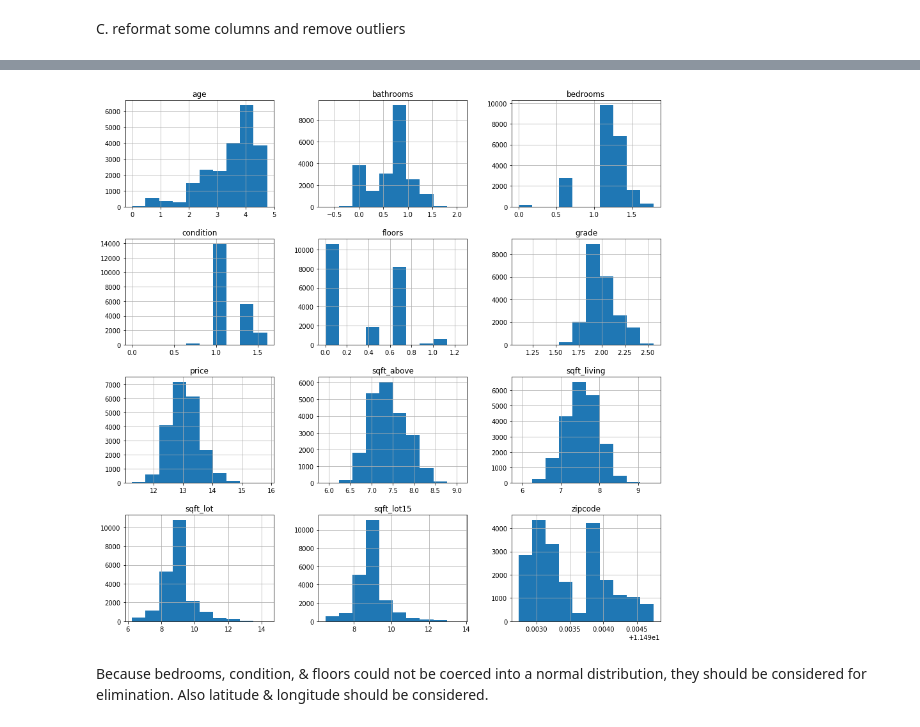
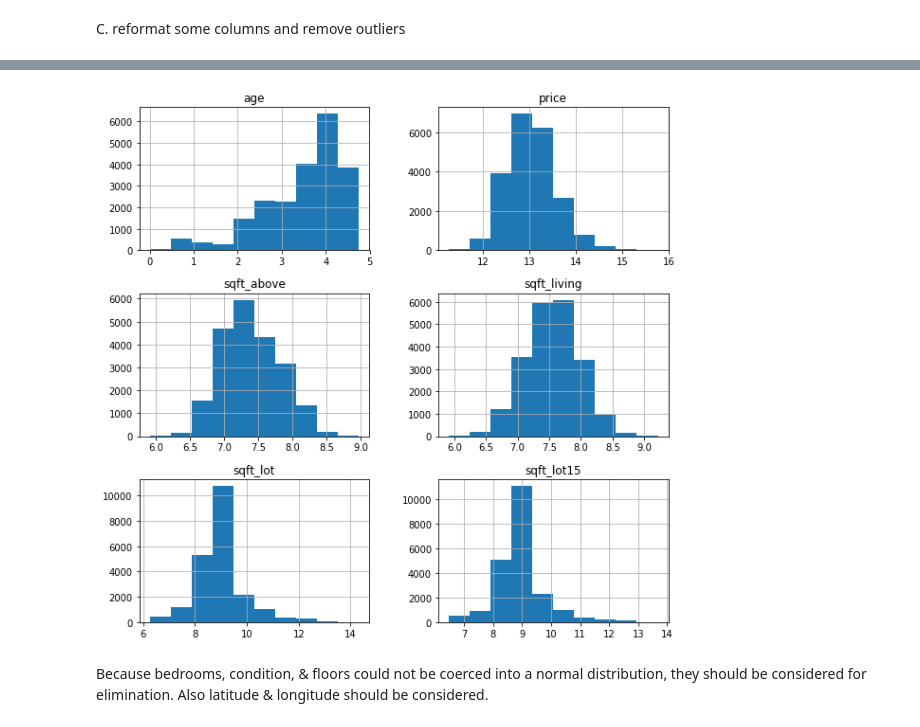
Before and after one commit to jenylmurdock/dsc-1-final-project-online-ds-pt-011419, a Jupyter notebook: student.ipynb, the cells around one changed output, grey strips where cells are left out. Drawn from its saved outputs; the diff is of its cells as text; code cells hidden in the pictures.

```diff
--- a/student.ipynb
+++ b/student.ipynb
@@ -178,11 +364,0 @@ kc.sqft_basement.unique()  # '?' in the data
-# %%
-# Replace the '?' values with 0 i the sqft_basement data
-kc['sqft_basement'] = (kc['sqft_basement'].replace('?', 0)).astype(float)
-kc['sqft_basement'] = kc['sqft_basement'].astype(int)
-
-# Instead of square feet values for the basement, let's just use a categorical value of 1 for if it has a basement
-# and 0 for if it does not have a basement.
-# https://github.com/matthewsparr/King-County-Sales-Analysis/blob/master/student2.ipynb
-kc['basement'] = kc['sqft_basement'].apply(lambda row: 0 if row == 0 else 1)
-print(kc['basement'].unique())
-kc.basement = kc.basement.astype('category')
@@ -191,10 +364,0 @@ kc.basement = kc.basement.astype('category')
-# %%
-print (kc['view'].value_counts())
-
-# A significant majority of the values for the variable view are 0, let's just use a categorical value of 1 for
-# if it has a view and 0 for if it does not have a view.
-# https://github.com/matthewsparr/King-County-Sales-Analysis/blob/master/student2.ipynb
-
-kc['has_view'] = kc['view'].apply(lambda row: 1 if row != 0 else 0)
-print (kc['has_view'].unique())
-kc.has_view = kc.has_view.astype('category')
@@ -208,0 +365,5 @@ Name: view, dtype: int64
+# %%
+# create bins for zipcode
+bins = [98000, 98009, 98023, 98041, 98056, 98074 , 98100 , 98150, 98199]
+bins_zip = pd.cut(kc['zipcode'], bins)
+bins_zip.value_counts().plot(kind='bar')
@@ -209,3 +373,7 @@ Name: view, dtype: int64
+# %%
+# replace the existing zipcode column
+kc['zipcode'] = bins_zip
+kc['zipcode'] = kc['zipcode'].cat.codes
 # %%
 # Check that all data is converted to appropriate data type
 kc.info()
@@ -230,29 +439,21 @@ kc.hist(figsize=(15,15));
 # %%
-# Normalize the data using log transformation
-# the variables basement, age, has_view, yr_renovated cannot be log transformed due to their values of 0
+# Normalize the data of the continuous variables using log transformation
 
 import numpy as np
 kc_log = pd.DataFrame([])
 
 kc_log['price'] = np.log(kc.price)
-kc_log['bathrooms'] = np.log(kc.bathrooms)
-kc_log['bedrooms'] = np.log(kc.bedrooms)
-kc_log['condition'] = np.log(kc.condition)
 kc_log['age'] = np.log(kc.age)
-kc_log['floors'] = np.log(kc.floors)
-kc_log['grade'] = np.log(kc.grade)
-#kc_log['lat'] = np.log(kc.lat)
-#kc_log['long'] = np.log(kc.long) - this produced a problem, got filled with null values
 kc_log['sqft_above'] = np.log(kc.sqft_above)
 kc_log['sqft_living'] = np.log(kc.sqft_living)
 kc_log['sqft_lot'] = np.log(kc.sqft_lot)
 kc_log['sqft_lot15'] = np.log(kc.sqft_lot15)
-kc_log['zipcode'] = np.log(kc.zipcode)
+
 
 # look at the histograms of the transformed data
-kc_log.hist(figsize = (15,15));
+kc_log.hist(figsize = (10,10));
 # %% [output]
-[figure, old version]
+[figure, new version]
 # %% [markdown]
 Because bedrooms, condition, & floors could not be coerced into a normal distribution, they should be
 considered for elimination.  Also latitude & longitude should be considered.
```
Also changed, not shown: parts of 78 cells of this notebook, 2 other files.
